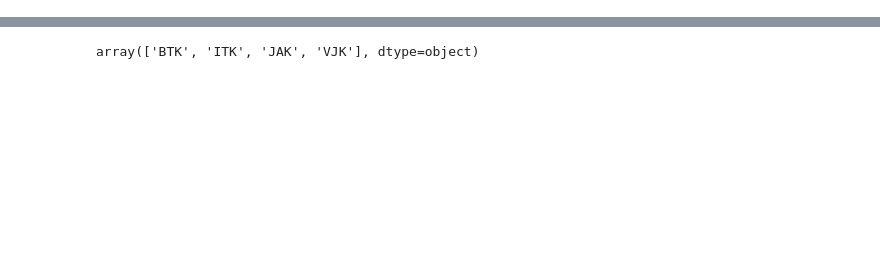
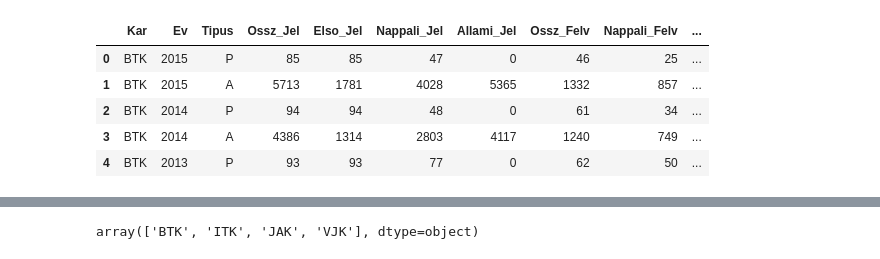
Before and after one commit to gurbanics/pytech-vis, a Jupyter notebook: notebooks/Bokeh Pazmany.ipynb, the cells around one changed output, grey strips where cells are left out. Cells and saved outputs as stored; diff of their text form; code cells hidden in the pictures; blank space fills up the shorter version.

```diff
--- a/notebooks/Bokeh Pazmany.ipynb
+++ b/notebooks/Bokeh Pazmany.ipynb
@@ -5,3 +5,11 @@ import pandas as pd
 import matplotlib.pyplot as plt
 # %%
 felv = pd.read_csv("Pazmany_Ossz.csv")
+felv.head()
+# %% [output]
+|  | Kar | Ev | Tipus | Ossz_Jel | Elso_Jel | Nappali_Jel | Allami_Jel | Ossz_Felv | Nappali_Felv | ... |
+| 0 | BTK | 2015 | P | 85 | 85 | 47 | 0 | 46 | 25 | ... |
+| 1 | BTK | 2015 | A | 5713 | 1781 | 4028 | 5365 | 1332 | 857 | ... |
+| 2 | BTK | 2014 | P | 94 | 94 | 48 | 0 | 61 | 34 | ... |
+| 3 | BTK | 2014 | A | 4386 | 1314 | 2803 | 4117 | 1240 | 749 | ... |
+| 4 | BTK | 2013 | P | 93 | 93 | 77 | 0 | 62 | 50 | ... |
```
Also changed, not shown: parts of 41 cells of this notebook.
